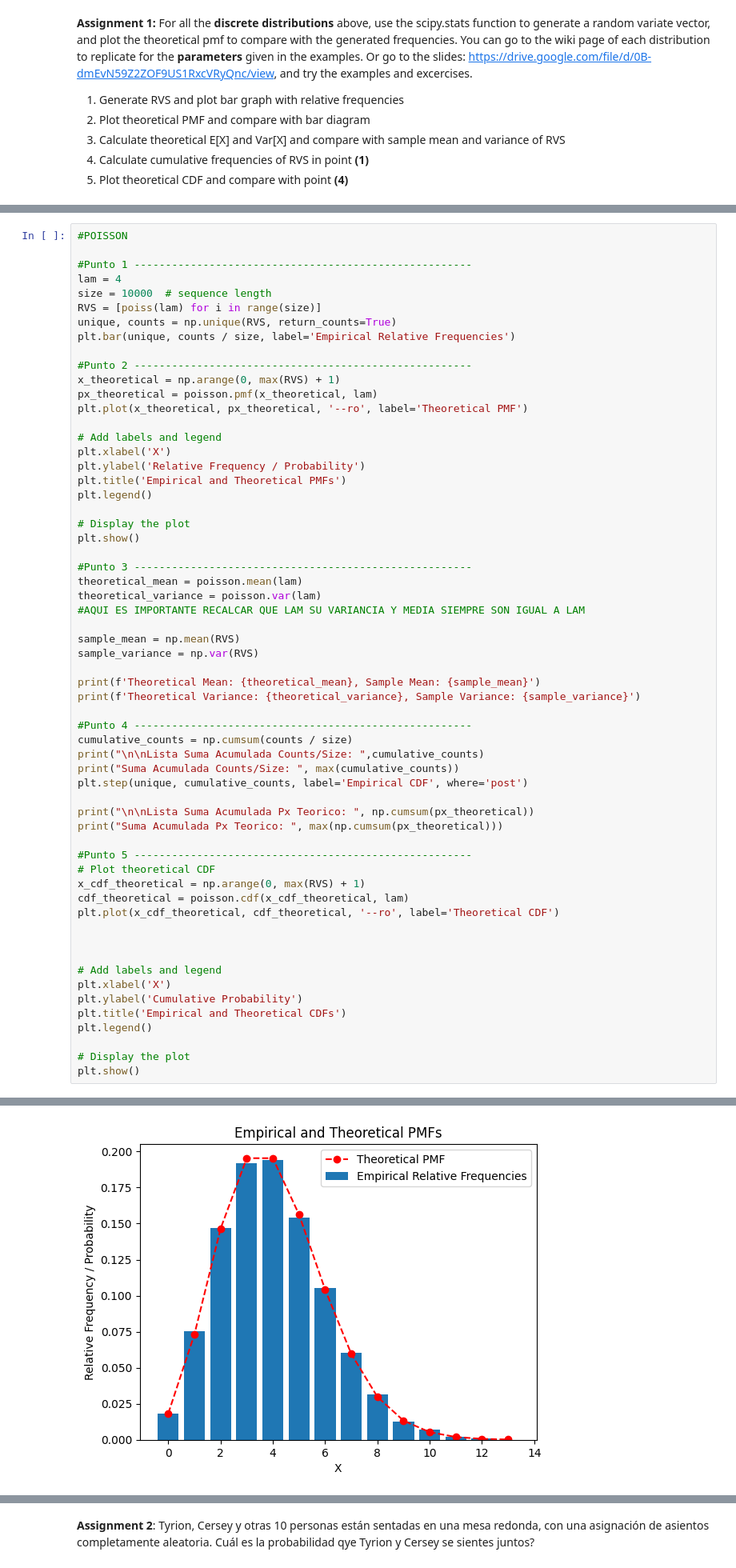
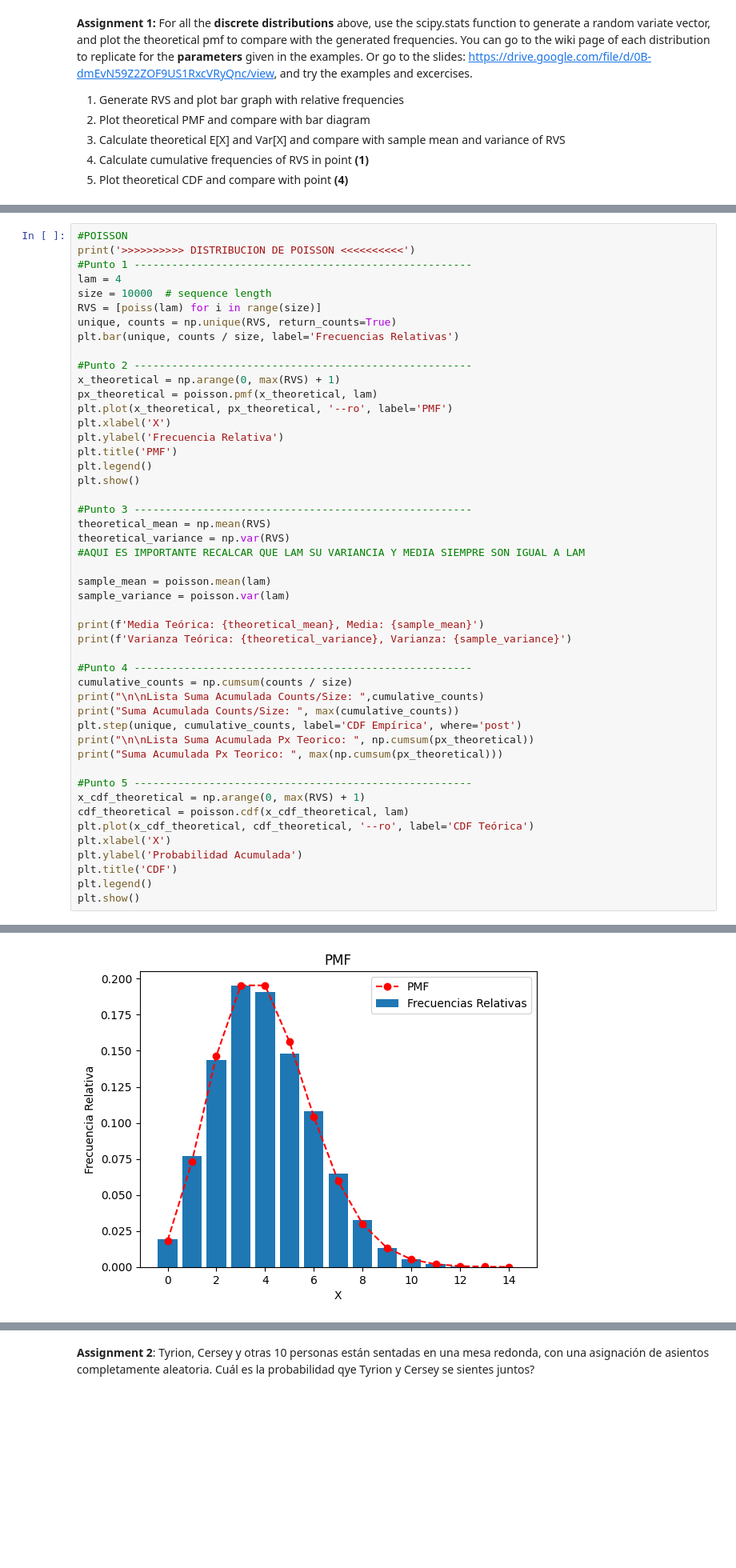
Before and after one commit to CHACHO617/Taller1ModelosYSimulacoin, a Jupyter notebook: Taller 5.ipynb, the cells around one changed output, grey strips where cells are left out. Shown at 80% size. Cells and saved outputs as stored; diff of their text form; blank space fills up the shorter version.

```diff
--- a/Taller 5.ipynb
+++ b/Taller 5.ipynb
@@ -710,61 +713,49 @@ Suma Acumulada Px Teorico:  0.999969482421875
 # %%
 #POISSON
-
+print('>>>>>>>>>> DISTRIBUCION DE POISSON <<<<<<<<<<')
 #Punto 1 ------------------------------------------------------
 lam = 4
 size = 10000  # sequence length
 RVS = [poiss(lam) for i in range(size)]
 unique, counts = np.unique(RVS, return_counts=True)
-plt.bar(unique, counts / size, label='Empirical Relative Frequencies')
+plt.bar(unique, counts / size, label='Frecuencias Relativas')
 
 #Punto 2 ------------------------------------------------------
 x_theoretical = np.arange(0, max(RVS) + 1)
 px_theoretical = poisson.pmf(x_theoretical, lam)
-plt.plot(x_theoretical, px_theoretical, '--ro', label='Theoretical PMF')
-
-# Add labels and legend
+plt.plot(x_theoretical, px_theoretical, '--ro', label='PMF')
 plt.xlabel('X')
-plt.ylabel('Relative Frequency / Probability')
-plt.title('Empirical and Theoretical PMFs')
+plt.ylabel('Frecuencia Relativa')
+plt.title('PMF')
 plt.legend()
-
-# Display the plot
 plt.show()
 
 #Punto 3 ------------------------------------------------------
-theoretical_mean = poisson.mean(lam)
-theoretical_variance = poisson.var(lam)
+theoretical_mean = np.mean(RVS)
+theoretical_variance = np.var(RVS)
 #AQUI ES IMPORTANTE RECALCAR QUE LAM SU VARIANCIA Y MEDIA SIEMPRE SON IGUAL A LAM
 
-sample_mean = np.mean(RVS)
-sample_variance = np.var(RVS)
+sample_mean = poisson.mean(lam)
+sample_variance = poisson.var(lam)
 
-print(f'Theoretical Mean: {theoretical_mean}, Sample Mean: {sample_mean}')
-print(f'Theoretical Variance: {theoretical_variance}, Sample Variance: {sample_variance}')
+print(f'Media Teórica: {theoretical_mean}, Media: {sample_mean}')
+print(f'Varianza Teórica: {theoretical_variance}, Varianza: {sample_variance}')
 
 #Punto 4 ------------------------------------------------------
 cumulative_counts = np.cumsum(counts / size)
 print("\n\nLista Suma Acumulada Counts/Size: ",cumulative_counts)
 print("Suma Acumulada Counts/Size: ", max(cumulative_counts))
-plt.step(unique, cumulative_counts, label='Empirical CDF', where='post')
-
+plt.step(unique, cumulative_counts, label='CDF Empírica', where='post')
 print("\n\nLista Suma Acumulada Px Teorico: ", np.cumsum(px_theoretical))
 print("Suma Acumulada Px Teorico: ", max(np.cumsum(px_theoretical)))
 
 #Punto 5 ------------------------------------------------------
-# Plot theoretical CDF
 x_cdf_theoretical = np.arange(0, max(RVS) + 1)
 cdf_theoretical = poisson.cdf(x_cdf_theoretical, lam)
-plt.plot(x_cdf_theoretical, cdf_theoretical, '--ro', label='Theoretical CDF')
-
-
-
-# Add labels and legend
+plt.plot(x_cdf_theoretical, cdf_theoretical, '--ro', label='CDF Teórica')
 plt.xlabel('X')
-plt.ylabel('Cumulative Probability')
-plt.title('Empirical and Theoretical CDFs')
+plt.ylabel('Probabilidad Acumulada')
+plt.title('CDF')
 plt.legend()
-
-# Display the plot
 plt.show()
 # %% [output]
@@ -771 +763 @@ plt.show()
-[figure, old version]
+[figure, new version]
```
Also changed, not shown: parts of 18 cells of this notebook.
